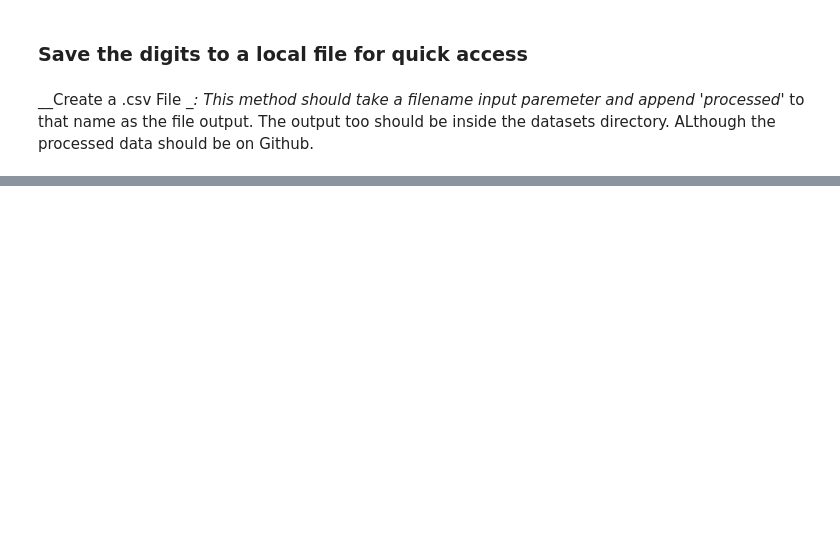
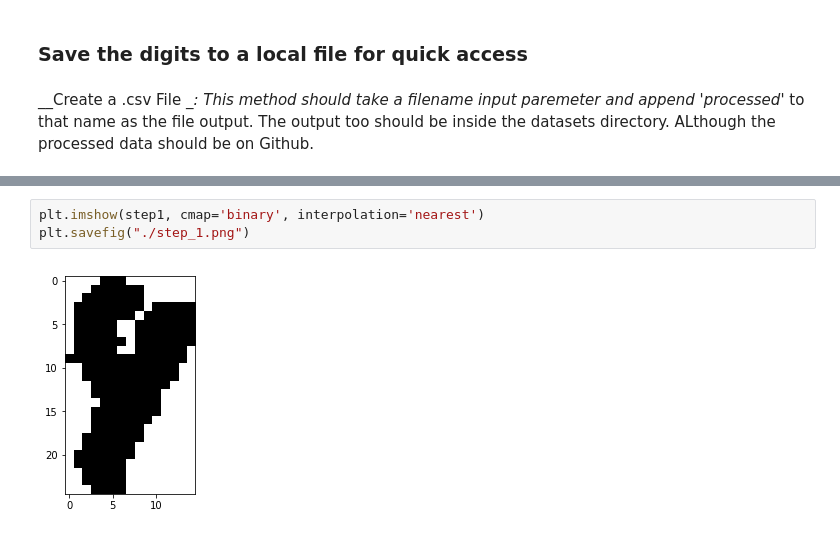
Before and after one commit to Angus-McLean/COMP551-Competition, a Jupyter notebook: 0_DataPreprocessing.ipynb, the cells around one changed output, grey strips where cells are left out. Cells and saved outputs as stored; diff of their text form; blank space fills up the shorter version.

```diff
--- a/0_DataPreprocessing.ipynb
+++ b/0_DataPreprocessing.ipynb
@@ -297,0 +368,5 @@ def saveToLocal():
+# %%
+plt.imshow(step1, cmap='binary', interpolation='nearest')
+plt.savefig("./step_1.png")
+# %% [output]
+[figure, added]
```
Also changed, not shown: parts of 12 cells of this notebook.
